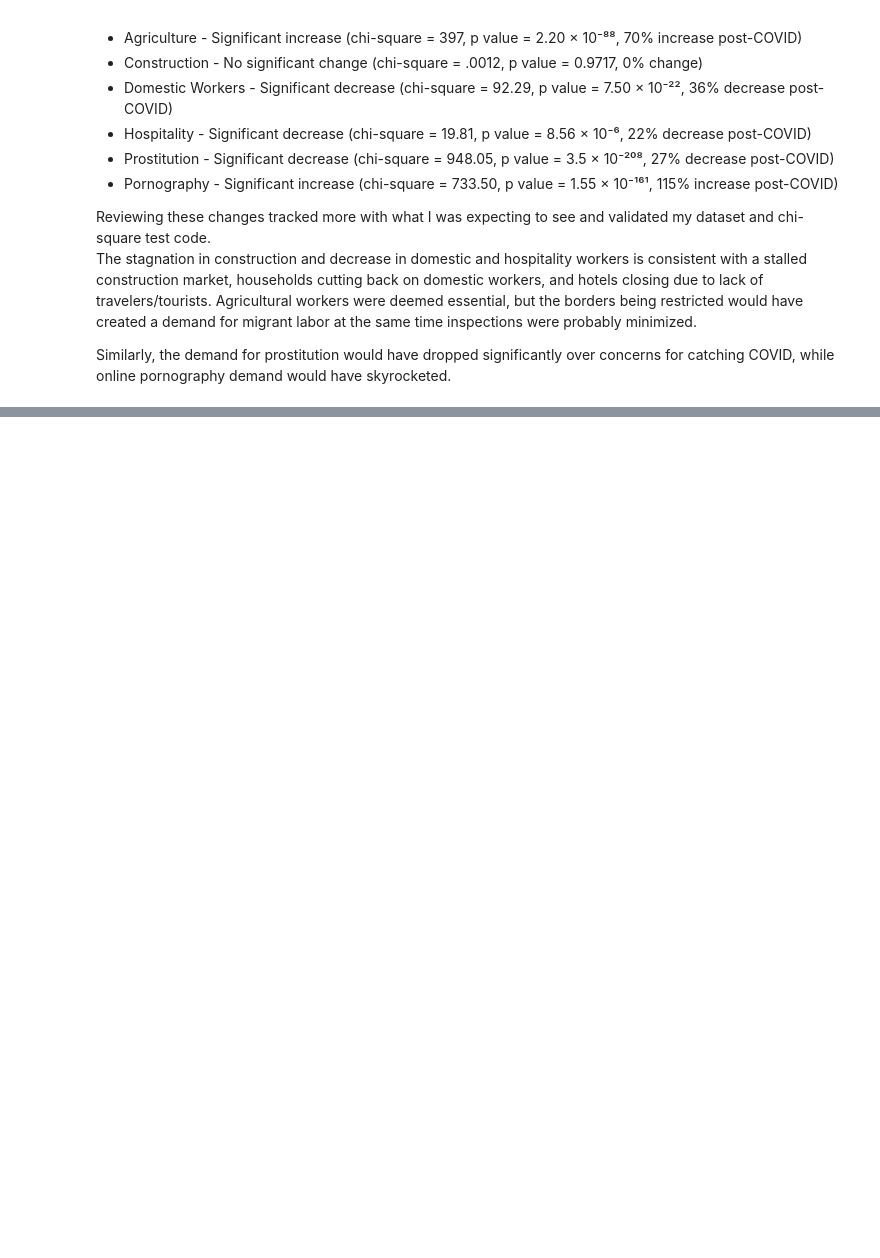
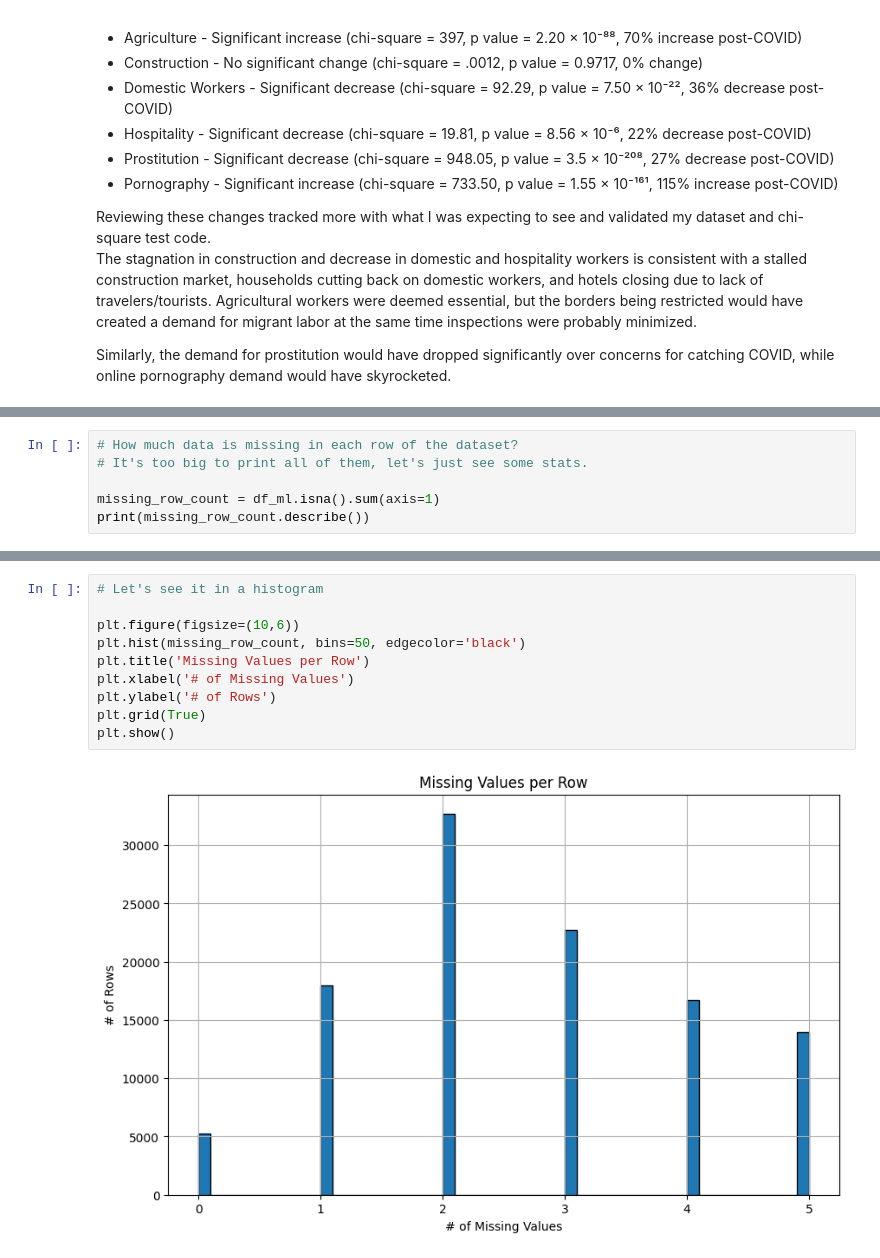
Before and after one commit to C-Shells/D502-Data-Analytics-Capstone, a Jupyter notebook: data_analysis.ipynb, the cells around one changed output, grey strips where cells are left out. Drawn from its saved outputs; the diff is of its cells as text; blank space fills up the shorter version.

```diff
--- a/data_analysis.ipynb
+++ b/data_analysis.ipynb
@@ -702,0 +870,6 @@ Let's move forward with creating a supervised machine learning model to look at
+# %%
+# How much data is missing in each row of the dataset?
+# It's too big to print all of them, let's just see some stats.
+
+missing_row_count = df_ml.isna().sum(axis=1)
+print(missing_row_count.describe())
@@ -702,0 +886,12 @@ Let's move forward with creating a supervised machine learning model to look at
+# %%
+# Let's see it in a histogram
+
+plt.figure(figsize=(10,6))
+plt.hist(missing_row_count, bins=50, edgecolor='black')
+plt.title('Missing Values per Row')
+plt.xlabel('# of Missing Values')
+plt.ylabel('# of Rows')
+plt.grid(True)
+plt.show()
+# %% [output]
+[figure, added]
```
Also changed, not shown: parts of 22 cells of this notebook.
